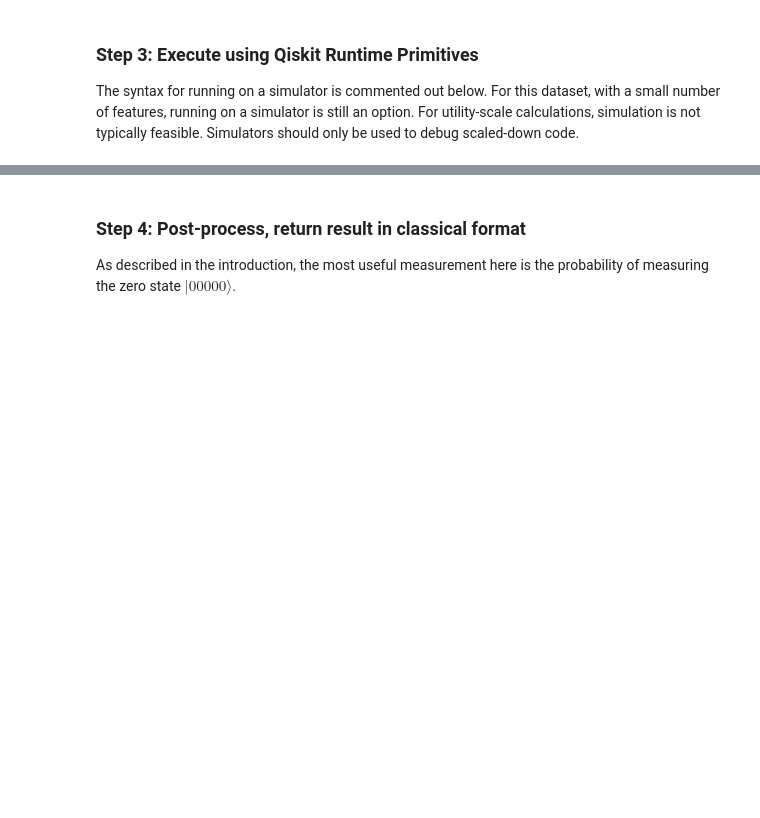
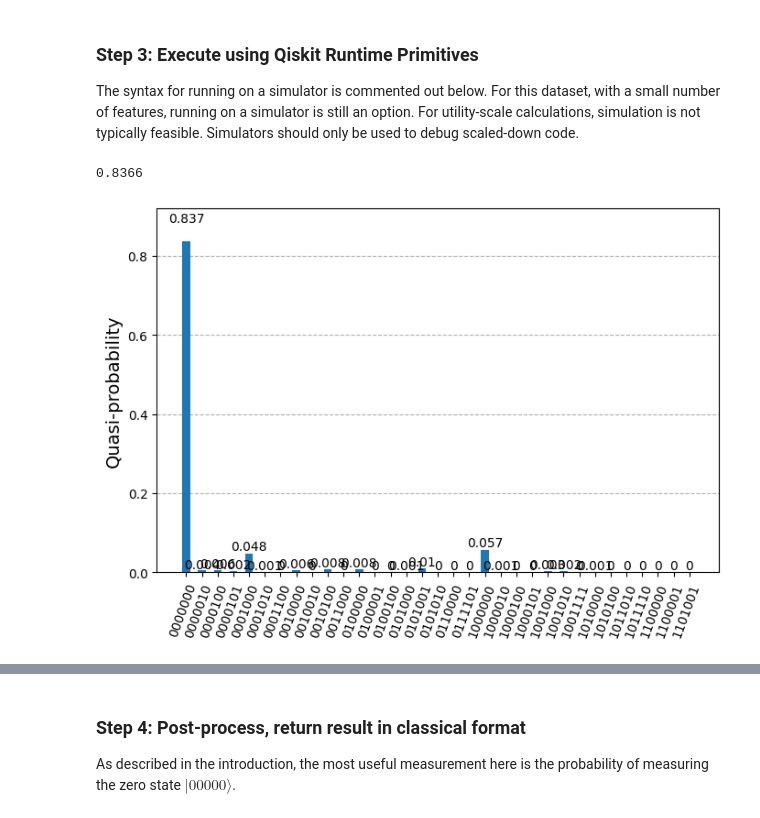
Before and after one commit to Virendra513/QML1, a Jupyter notebook: QML/4_quantum-kernel-methods.ipynb, the cells around one changed output, grey strips where cells are left out. Saved outputs shown, nothing was run; the diff lists cells and outputs as text; code cells hidden in the pictures; blank space fills up the shorter version.

```diff
--- a/QML/4_quantum-kernel-methods.ipynb
+++ b/QML/4_quantum-kernel-methods.ipynb
@@ -270,16 +259,25 @@ circuit depth =  10
 The syntax for running on a simulator is commented out below. For this dataset, with a small number of features, running on a simulator is still an option. For utility-scale calculations, simulation is not typically feasible. Simulators should only be used to debug scaled-down code.
 # %%
 # Run this for a simulator
-# from qiskit.primitives import StatevectorSampler
+from qiskit.primitives import StatevectorSampler
 
-# from qiskit_ibm_runtime import Options, Session, Sampler
+from qiskit_ibm_runtime import Options, Session, Sampler
 
-# num_shots = 10000
+num_shots = 10000
 
 # Evaluate the problem using state vector-based primitives from Qiskit
-# sampler = StatevectorSampler()
-# results = sampler.run([overlap_circ], shots=num_shots).result()
+sampler = StatevectorSampler()
+results = sampler.run([overlap_circ], shots=num_shots).result()
 # .get_counts() returns counts associated with a state labeled by bit results such as |001101...01>.
-# counts_bit = results[0].data.meas.get_counts()
+counts_bit = results[0].data.meas.get_counts()
 # .get_int_counts returns the same counts, but labeled by integer equivalent of the above bit string.
-# counts = results[0].data.meas.get_int_counts()
+counts = results[0].data.meas.get_int_counts()
+
+print(counts.get(0, 0.0) / num_shots)
+
+from qiskit.visualization import plot_distribution
+
+plot_distribution(counts_bit)
+# %% [output]
+0.8366
+[figure, added]
```
Also changed, not shown: parts of 14 cells of this notebook.
